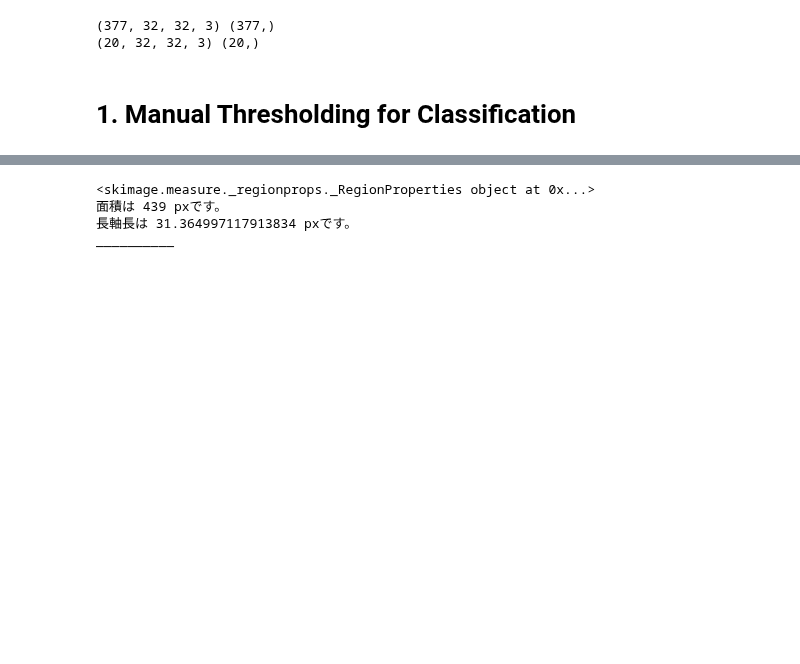
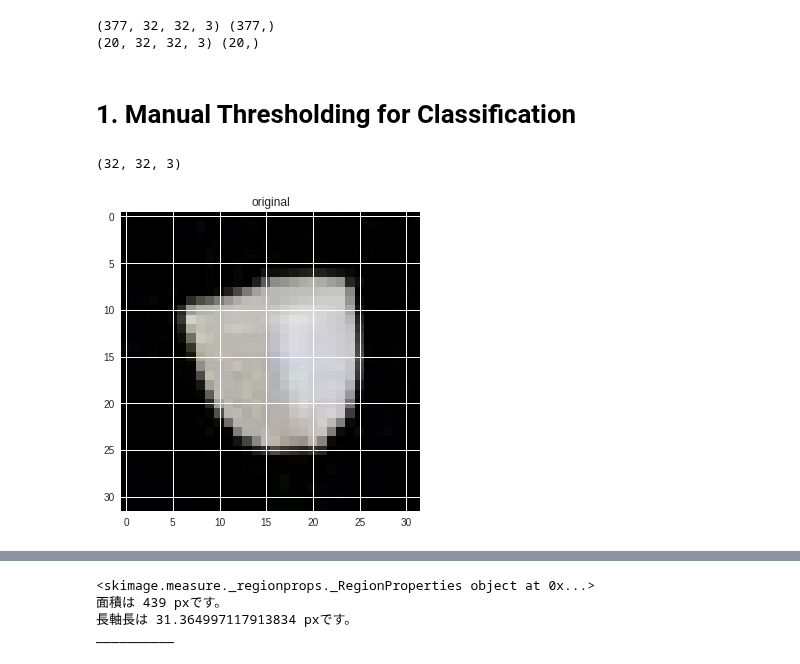
Before and after one commit to totti0223/deep_learning_for_biologists_with_keras, a Jupyter notebook: notebooks/rice_seed_classification.ipynb, the cells around one changed output, grey strips where cells are left out. Drawn from its saved outputs; the diff is of its cells as text; code cells hidden in the pictures; blank space fills up the shorter version.

```diff
--- a/notebooks/rice_seed_classification.ipynb
+++ b/notebooks/rice_seed_classification.ipynb
@@ -105,3 +105,15 @@ print(X_test.shape,y_test.shape)
 (20, 32, 32, 3) (20,)
 # %% [markdown]
 # 1. Manual Thresholding for Classification
+# %%
+#Let's try it for one image
+image = X_train[0]
+
+#the original image
+print(image.shape)
+plt.imshow(image)
+plt.title("original")
+plt.show()
+# %% [output]
+(32, 32, 3)
+[figure, added]
```
Also changed, not shown: parts of 10 cells of this notebook.
